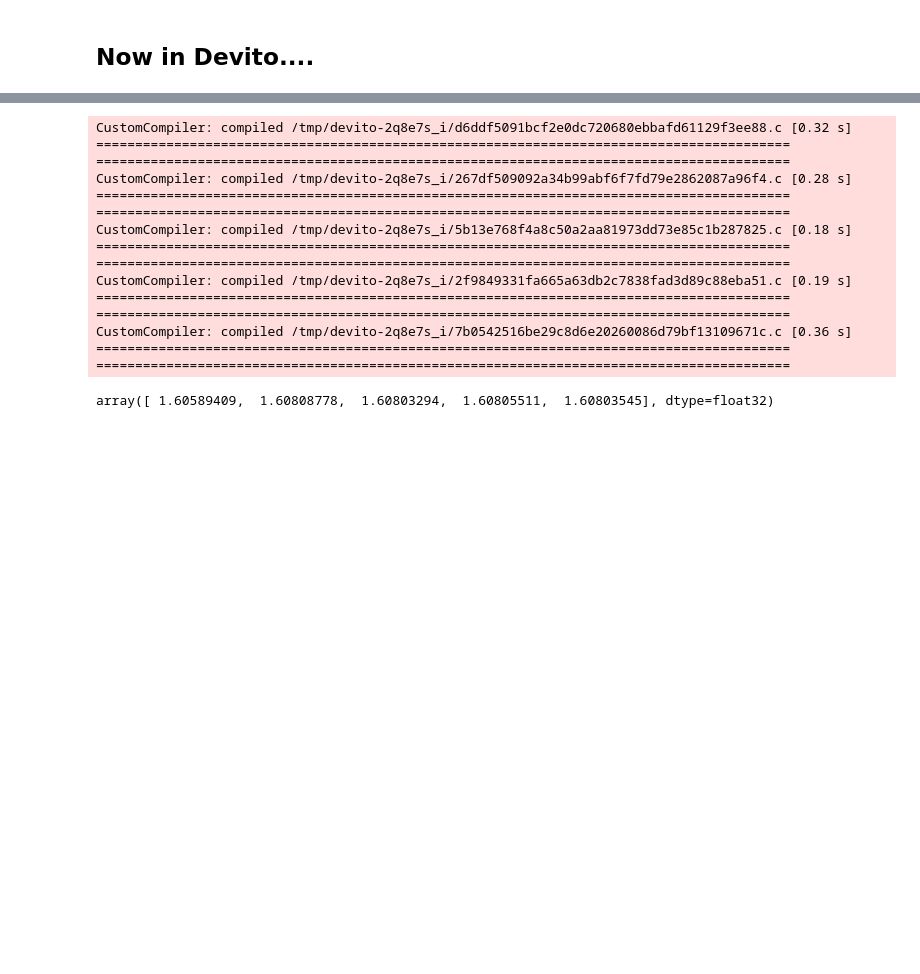
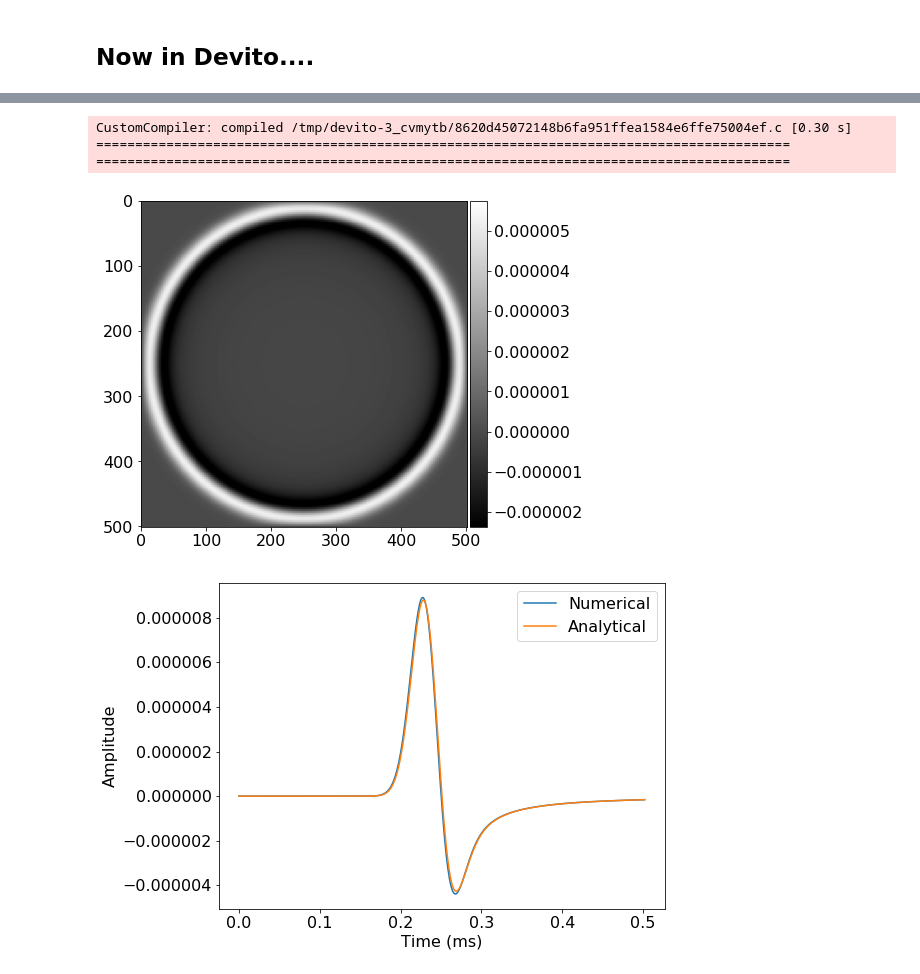
Before and after one commit to gamdow/devito, a Jupyter notebook: examples/seismic/convergence.ipynb, the cells around one changed output, grey strips where cells are left out. Saved outputs shown, nothing was run; the diff lists cells and outputs as text; code cells hidden in the pictures; blank space fills up the shorter version.

Commit message:
Convergence: Implement the Igel et al. acoustic formulation with Devito
This should be equivalent, but there is something still wrong with our
acoustic operator wrappers. More work needed...

```diff
--- a/examples/seismic/convergence.ipynb
+++ b/examples/seismic/convergence.ipynb
@@ -226,32 +201,0 @@ numerical.show()
-# %%
-# Ok, now let's automate this ...
-orders = [2, 4, 6, 8, 10]
-errorl2 = np.zeros(len(orders), np.float32)
-
-for i, order in enumerate(orders):
-    solver = AcousticWaveSolver(model, src, rec, space_order=order)
-    data, _, _ = solver.forward(src=src, m=model.m)
-
-    errorl2[i] = np.linalg.norm(Gc[:nt-1] / np.linalg.norm(Gc[:nt-1]) -
-                                 data.data[:nt-1, 0] / np.linalg.norm(data.data[:nt-1, 0]))
-    # times[cs, co] = summary.timings['main']
-# %% [output]
-CustomCompiler: compiled /tmp/devito-2q8e7s_i/d6ddf5091bcf2e0dc720680ebbafd61129f3ee88.c [0.32 s]
-=========================================================================================
-=========================================================================================
-CustomCompiler: compiled /tmp/devito-2q8e7s_i/267df509092a34b99abf6f7fd79e2862087a96f4.c [0.28 s]
-=========================================================================================
-=========================================================================================
-CustomCompiler: compiled /tmp/devito-2q8e7s_i/5b13e768f4a8c50a2aa81973dd73e85c1b287825.c [0.18 s]
-=========================================================================================
-=========================================================================================
-CustomCompiler: compiled /tmp/devito-2q8e7s_i/2f9849331fa665a63db2c7838fad3d89c88eba51.c [0.19 s]
-=========================================================================================
-=========================================================================================
-CustomCompiler: compiled /tmp/devito-2q8e7s_i/7b0542516be29c8d6e20260086d79bf13109671c.c [0.36 s]
-=========================================================================================
-=========================================================================================
-# %%
-errorl2
-# %% [output]
-array([ 1.60589409,  1.60808778,  1.60803294,  1.60805511,  1.60803545], dtype=float32)
@@ -257,0 +222,46 @@ array([ 1.60589409,  1.60808778,  1.60803294,  1.60805511,  1.60803545], dtype=f
+# %%
+p = TimeFunction(name='p', grid=model.grid, space_order=2, time_order=2)
+p.data[:] = 0.
+c = Function(name='c', grid=model.grid)
+c.data[:] = c0
+
+r = Receiver(name='r', grid=model.grid, npoint=1, ntime=nt)
+r.coordinates.data[0, :] = [330., 250.]
+
+s = PointSource(name='s', grid=model.grid, npoint=1, ntime=nt)
+s.data[:, 0] = _source
+s.coordinates.data[0, :] = [250., 250.]
+
+# Construct FD operator using Devito (according to Igel et al.)
+t = model.grid.stepping_dim
+_time = model.grid.time_dim
+m = model.m
+#eqn = Eq(p.dt2, c**2*(p.dx2 + p.dy2))
+eqn = Eq(m * p.dt2 - p.laplace)
+wave = [Eq(p.forward, solve(eqn, p.forward)[0])]
+#source = Eq(p.indexed[t+1, isx, isz], p.indexed[t+1, isx, isz] + s.indexed[_time, 0] / (dx * dz) * (dt ** 2))
+source = s.inject(field=p.forward, expr=s / (dx*dz) * (dt**2))
+#receiver = [Eq(r.indexed[_time, 0], p.indexed[t+1, irx, irz])]
+receiver = r.interpolate(p.forward)
+
+op = Operator(wave + source + receiver, dse=None, dle=None)
+args = {'time':nt+1, 'dt': dt}
+#print(op.ccode)
+
+# Trying to use the pre-done wrappers...
+#solver = AcousticWaveSolver(model, src, rec, space_order=2)
+#op = solver.op_fwd(False)
+#args = {'time': nt, 'dt': dt, 'u': p, 'src': s, 'rec': r}
+
+#print(op.arguments(**args)['s'])
+op(**args)
+
+plot_image(p.data[0])
+seis_data = {'Numerical': r.data[:, 0], 'Analytical': Gc}
+plot_seismogram(seis_data, time=time)
+# %% [output]
+CustomCompiler: compiled /tmp/devito-3_cvmytb/8620d45072148b6fa951ffea1584e6ffe75004ef.c [0.30 s]
+=========================================================================================
+=========================================================================================
+[figure, added]
+[figure, added]
```
Also changed, not shown: parts of 7 cells of this notebook.
